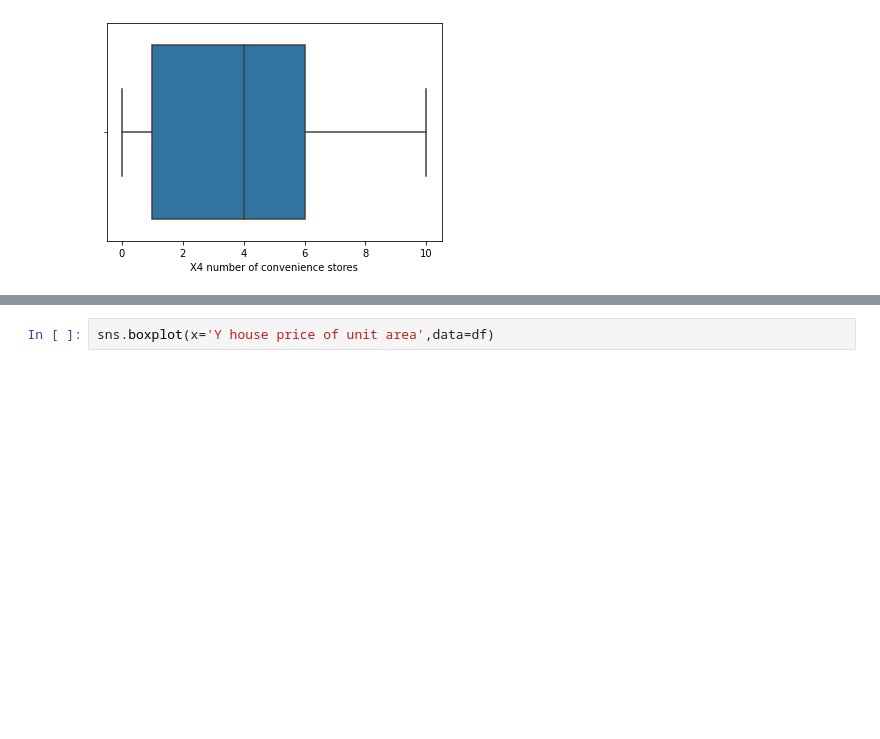
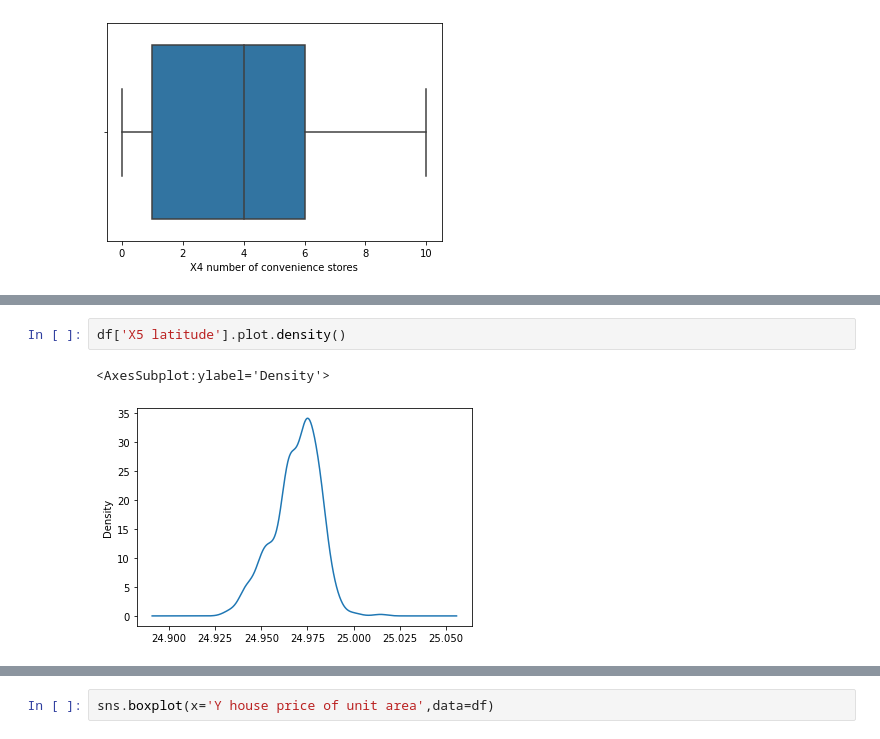
Before and after one commit to mencer456/Assignment-2-Linear-Regression, a Jupyter notebook: Assignment2.ipynb, the cells around one changed output, grey strips where cells are left out. Drawn from its saved outputs; the diff is of its cells as text; blank space fills up the shorter version.

```diff
--- a/Assignment2.ipynb
+++ b/Assignment2.ipynb
@@ -85,0 +131,5 @@ sns.boxplot(x='X4 number of convenience stores',data=df)
+# %%
+df['X5 latitude'].plot.density()
+# %% [output]
+<AxesSubplot:ylabel='Density'>
+[figure, added]
```
Also changed, not shown: parts of 22 cells of this notebook.
